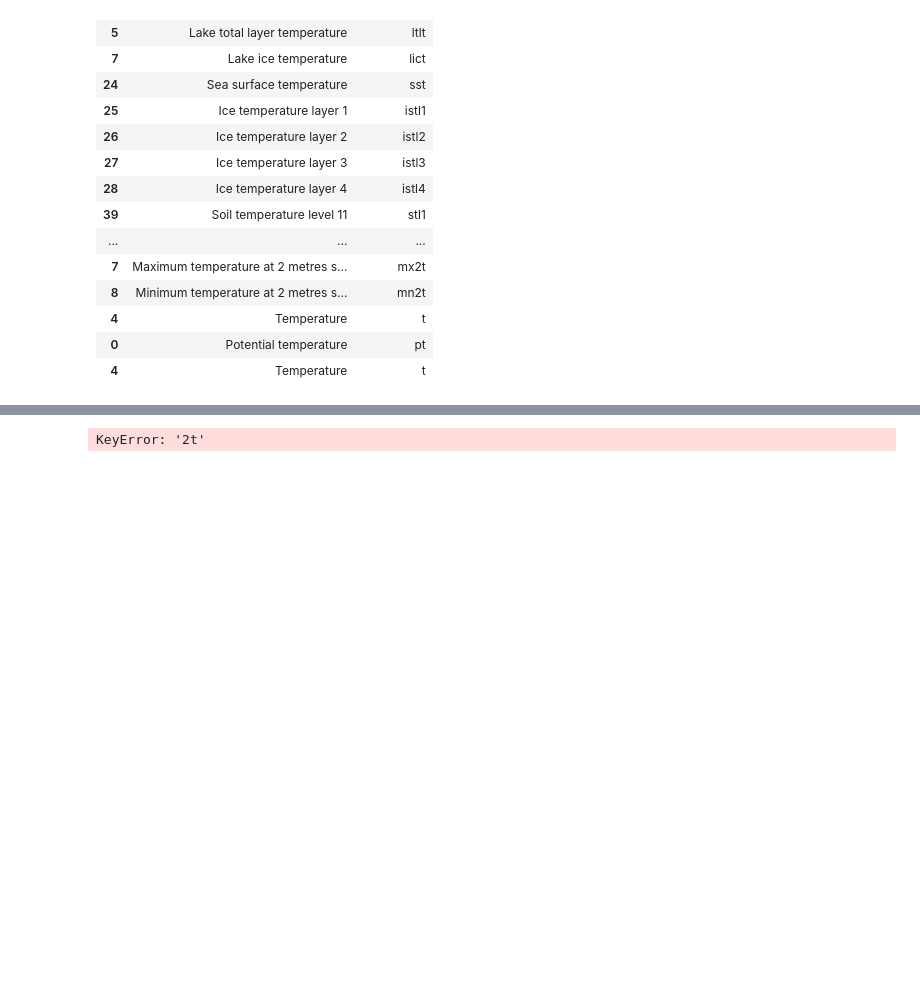
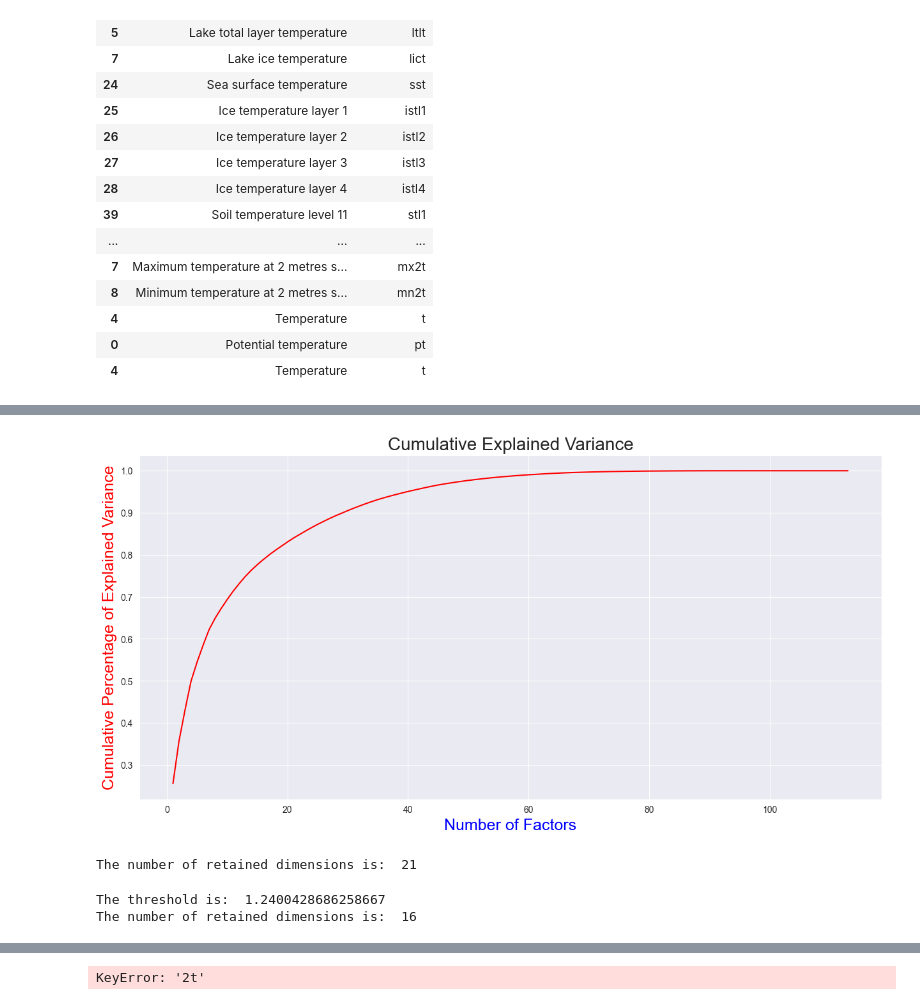
Before and after one commit to Thomas-rnd/Temperature-forecasting, a Jupyter notebook: features_selection/features_selection.ipynb, the cells around one changed output, grey strips where cells are left out. Drawn from its saved outputs; the diff is of its cells as text; code cells hidden in the pictures; blank space fills up the shorter version.

```diff
--- a/features_selection/features_selection.ipynb
+++ b/features_selection/features_selection.ipynb
@@ -332,0 +390,34 @@ clean_df_scale
+# %%
+plt.figure(figsize=(15,7))
+
+plt.plot(np.arange(1, n+1),
+         np.cumsum(acp.explained_variance_ratio_),
+         color='red')
+plt.title("Cumulative Explained Variance", fontsize= 20)
+plt.ylabel("Cumulative Percentage of Explained Variance", fontsize = 18, color ='red')
+plt.xlabel("Number of Factors", fontsize = 18, color = 'blue')
+#plt.xticks(np.arange(1, n+1))
+plt.show()
+# %% [output]
+[figure, added]
+# %%
+variance = acp.explained_variance_
+eig = variance*(len(clean_df_scale)-1)/len(clean_df_scale)
+number_of_components = 0
+for eigenvalue in eig:
+    if eigenvalue > 1:
+        number_of_components += 1
+print("The number of retained dimensions is: ", number_of_components)
+# %% [output]
+The number of retained dimensions is:  21
+# %%
+threshold = 1 + 2 * np.sqrt((len(clean_df_scale.columns) - 1) / (len(clean_df_scale) - 1))
+print("The threshold is: ", threshold)
+number_of_components = 0
+for eigenvalue in eig:
+    if eigenvalue > threshold:
+        number_of_components += 1
+print("The number of retained dimensions is: ", number_of_components)
+# %% [output]
+The threshold is:  1.2400428686258667
+The number of retained dimensions is:  16
```
Also changed, not shown: parts of 44 cells of this notebook.
